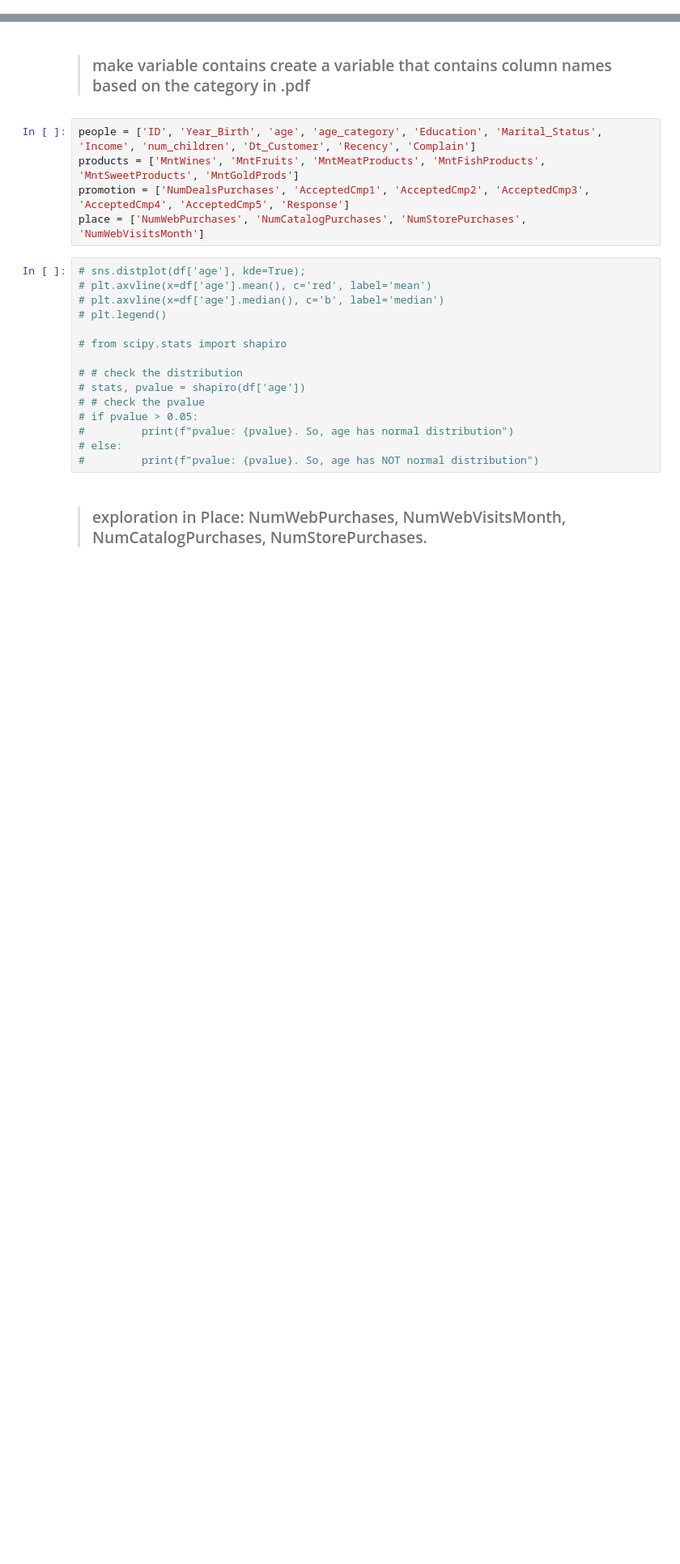
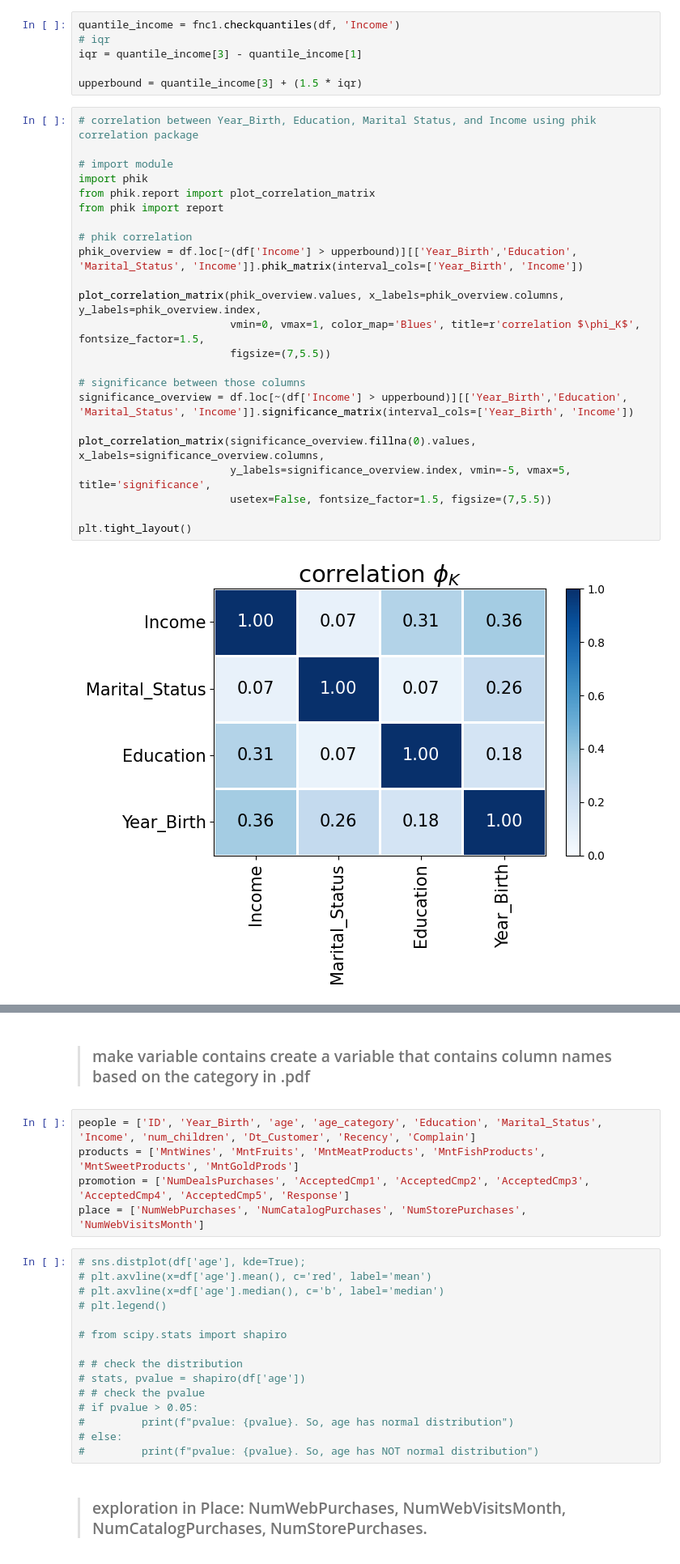
Before and after one commit to fnkhairudin/CapstoneProjectModul2, a Jupyter notebook: notebooks/2.0-fnk-data-analysis.ipynb, the cells around one changed output, grey strips where cells are left out. Shown at 81% size. Drawn from its saved outputs; the diff is of its cells as text; blank space fills up the shorter version.

```diff
--- a/notebooks/2.0-fnk-data-analysis.ipynb
+++ b/notebooks/2.0-fnk-data-analysis.ipynb
@@ -26,0 +151,31 @@ df.head()
+# %%
+quantile_income = fnc1.checkquantiles(df, 'Income')
+# iqr
+iqr = quantile_income[3] - quantile_income[1]
+
+upperbound = quantile_income[3] + (1.5 * iqr)
+# %%
+# correlation between Year_Birth, Education, Marital Status, and Income using phik correlation package
+
+# import module
+import phik
+from phik.report import plot_correlation_matrix
+from phik import report
+
+# phik correlation
+phik_overview = df.loc[~(df['Income'] > upperbound)][['Year_Birth','Education', 'Marital_Status', 'Income']].phik_matrix(interval_cols=['Year_Birth', 'Income'])
+
+plot_correlation_matrix(phik_overview.values, x_labels=phik_overview.columns, y_labels=phik_overview.index,
+                        vmin=0, vmax=1, color_map='Blues', title=r'correlation $\phi_K$', fontsize_factor=1.5,
+                        figsize=(7,5.5))
+
+# significance between those columns
+significance_overview = df.loc[~(df['Income'] > upperbound)][['Year_Birth','Education', 'Marital_Status', 'Income']].significance_matrix(interval_cols=['Year_Birth', 'Income'])
+
+plot_correlation_matrix(significance_overview.fillna(0).values, x_labels=significance_overview.columns,
+                        y_labels=significance_overview.index, vmin=-5, vmax=5, title='significance',
+                        usetex=False, fontsize_factor=1.5, figsize=(7,5.5))
+
+plt.tight_layout()
+# %% [output]
+[figure, added]
```
Also changed, not shown: parts of 19 cells of this notebook, 2 other files.
